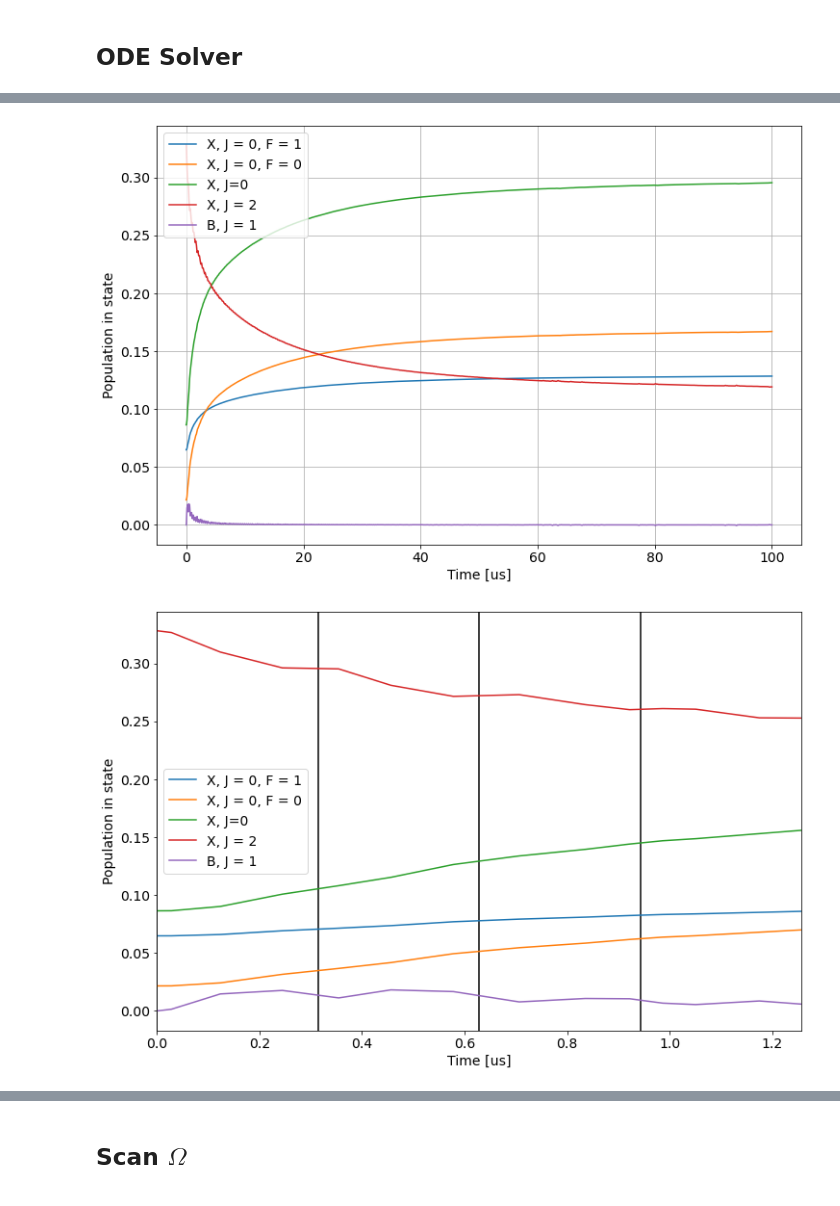
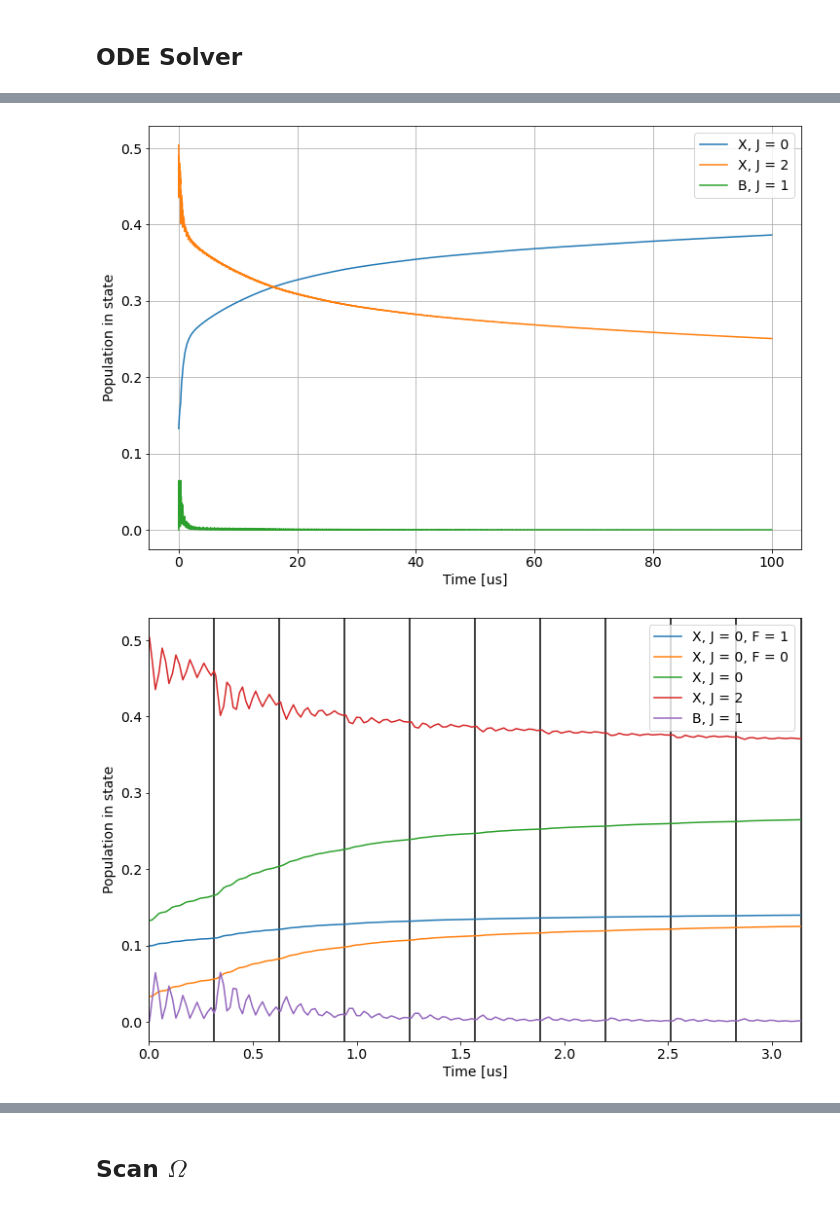
Before and after one commit to ograsdijk/CeNTREX-notebooks, a Jupyter notebook: optical bloch equations/Oskari Code Modified/Laser Only.ipynb, the cells around one changed output, grey strips where cells are left out. Cells and saved outputs as stored; diff of their text form; code cells hidden in the pictures.

```diff
--- a/optical bloch equations/Oskari Code Modified/Laser Only.ipynb
+++ b/optical bloch equations/Oskari Code Modified/Laser Only.ipynb
@@ -314,5 +311,5 @@ rho_ini /= np.diag(rho_ini).sum()
 # %%
-for idx, (idx_min, idx_max) in enumerate(get_J_indices([0,1,2,3])):
+for idx, (idx_min, idx_max) in enumerate(get_J_indices([0,1,2])):
     sl = np.s_[idx_min:idx_max, idx_min:idx_max]
     plt.plot(idx, np.sum(np.diag(rho_ini[sl])).real, '.', ms = 15)
 # %% [output]
@@ -320,17 +437,20 @@ for idx, (idx_min, idx_max) in enumerate(get_J_indices([0,1,2,3])):
 # %% [markdown]
 ## ODE Solver
 # %%
+Cprecalc = np.einsum('ijk,ikl', C_conj_array, C_array)
+
 #Define the rhs of the Lindblad equation
-opt = 'greedy'
 def Lindblad_rhs(t, rho_vec):
     dim = int(np.sqrt(len(rho_vec)))
     rho = rho_vec.reshape((dim,dim))
+
+    _s = np.zeros(rho_ini.shape, dtype = 'complex')
+    for idx in range(C_array.shape[0]):
+        _s[:,:] += C_array[idx]@rho@C_conj_array[idx]
+
     rhs = (-1j* (Hamiltonian(t) @ rho - rho @ Hamiltonian(t)) +
-           np.einsum('ijk,kl,ilm',C_array, rho, C_conj_array,optimize = opt)
-           -0.5 * (np.einsum('ijk,ikl,lm', C_conj_array, C_array, rho, optimize = opt)
-                   + np.einsum('jk,ikl,ilm', rho, C_conj_array, C_array, optimize = opt))).flatten()
-
-
+           _s
+           -0.5 * (Cprecalc@rho + rho@Cprecalc)).flatten()
     return rhs
 # %%
 %%time
@@ -343,8 +463,8 @@ T = 100e-6
 
 t_span = (0, T)
 
-step_size = min(1/(Gamma/(2*np.pi))/10, 1/omega_p/10)
-step_size = 5e-7
+step_size = min(1/(Gamma/(2*np.pi))/5, 1/omega_p/5)
+print(f'tstep : {step_size:.2e}')
 
 sol = solve_ivp(Lindblad_rhs, t_span, rho_vec, dense_output=True, max_step = step_size, vectorized = True)
 # %% [output]
@@ -363,22 +484,26 @@ ax.tick_params(axis='both', labelsize=14)
 pop_results = np.real(np.einsum('jji->ji',sol.y.reshape((rho_ini.shape[0], rho_ini.shape[1], sol.y.shape[1]))))
 
 t_array = sol.t
+
+m = t_array <= 300e-6
+
+t_array = t_array[m]
+pop_results = pop_results[:,m]
+
 #Plot populations in different J
 P0_triplet = np.sum(pop_results[1:4,:], axis = 0)
 P0_singlet = np.sum(pop_results[0:1,:], axis = 0)
 P0 = np.sum(pop_results[:4], axis = 0)
 P1 = np.sum(pop_results[4:16,:], axis = 0)
 P2 = np.sum(pop_results[16:36,:], axis = 0)
-P3 = np.sum(pop_results[36:64,:], axis = 0)
-PB1 = np.sum(pop_results[64:,:], axis = 0)
+PB1 = np.sum(pop_results[36:,:], axis = 0)
 
 fig, ax = plt.subplots(figsize = (12,8))
-ax.plot(t_array*1e6, P0_triplet, label = 'X, J = 0, F = 1')
-ax.plot(t_array*1e6, P0_singlet, label = 'X, J = 0, F = 0')
-ax.plot(t_array*1e6, P0, label = 'X, J=0')
+# ax.plot(t_array*1e6, P0_triplet, label = 'X, J = 0, F = 1')
+# ax.plot(t_array*1e6, P0_singlet, label = 'X, J = 0, F = 0')
+ax.plot(t_array*1e6, P0, label = 'X, J = 0')
 # ax.plot(t_array*1e6, P1, label = 'X, J = 1')
 ax.plot(t_array*1e6, P2, label = 'X, J = 2')
-# ax.plot(t_array*1e6, P3, label = 'X, J = 3')
 ax.plot(t_array*1e6, PB1, label = 'B, J = 1')
 ax.legend(fontsize = 14)
 ax.set_xlabel("Time [us]", fontsize = 14)
@@ -386,25 +511,23 @@ ax.set_ylabel("Population in state", fontsize = 14)
 ax.tick_params(axis='both', labelsize=14)
 ax.grid(True)
 # %% [output]
-[figure, old version]
+[figure, new version]
 # %%
 fig, ax = plt.subplots(figsize = (12,8))
 ax.plot(t_array*1e6, P0_triplet, label = 'X, J = 0, F = 1')
 ax.plot(t_array*1e6, P0_singlet, label = 'X, J = 0, F = 0')
-ax.plot(t_array*1e6, P0, label = 'X, J=0')
-# ax.plot(t_array*1e6, P1, label = 'X, J = 1')
+ax.plot(t_array*1e6, P0, label = 'X, J = 0')
 ax.plot(t_array*1e6, P2, label = 'X, J = 2')
-# ax.plot(t_array*1e6, P3, label = 'X, J = 3')
 ax.plot(t_array*1e6, PB1, label = 'B, J = 1')
 ax.legend(fontsize = 14)
 ax.set_xlabel("Time [us]", fontsize = 14)
 ax.set_ylabel("Population in state", fontsize = 14)
 ax.tick_params(axis='both', labelsize=14)
-ax.set_xlim(0,2e6/wp)
-for i in range(4):
+ax.set_xlim(0,5e6/wp)
+for i in range(11):
     ax.axvline(i*1e6/wp/2, zorder = 0, color = 'k')
 # %% [output]
-[figure, old version]
+[figure, new version]
 # %%
 print(P0_triplet[-1]/P0_triplet[0])
 print(P0_singlet[-1]/P0_singlet[0])
```
Also changed, not shown: parts of 51 cells of this notebook, 1 other file.
